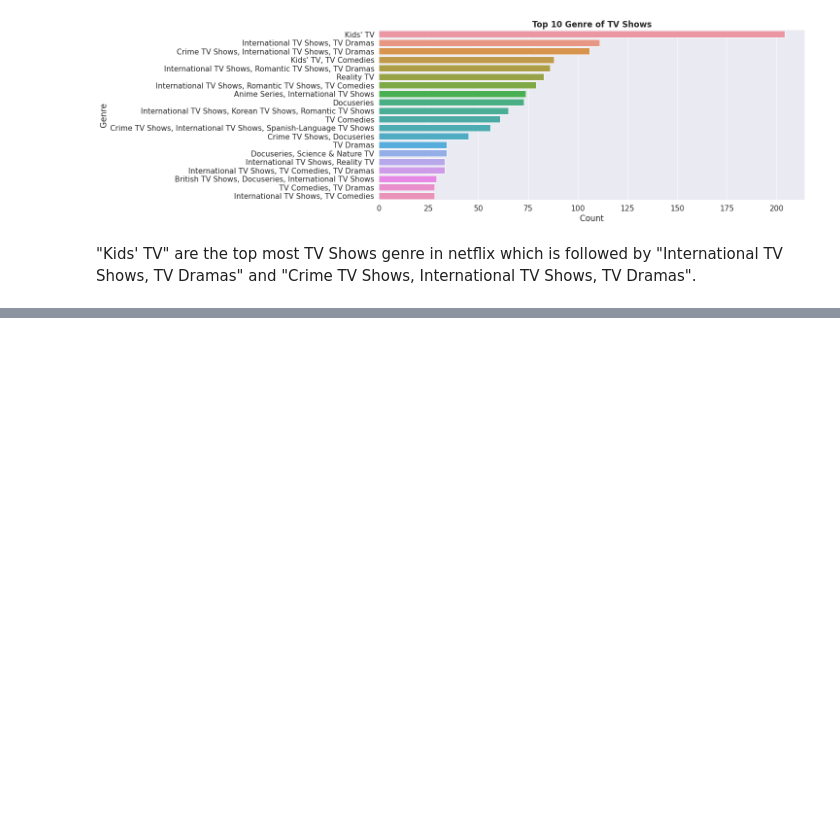
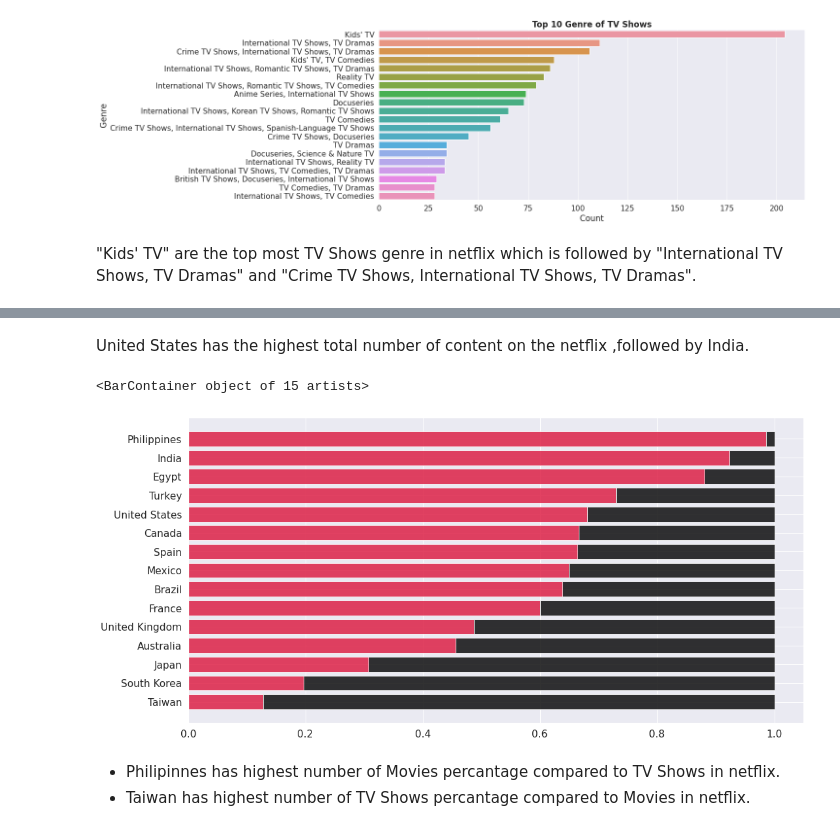
Before and after one commit to Animesh227/Netflix-Movies-and-TV-Shows-Clustering, a Jupyter notebook: NETFLIX_MOVIES_AND_TV_SHOWS_CLUSTERING_Animesh_Chakraborty.ipynb, the cells around one changed output, grey strips where cells are left out. Cells and saved outputs as stored; diff of their text form; code cells hidden in the pictures; blank space fills up the shorter version.

```diff
--- a/NETFLIX_MOVIES_AND_TV_SHOWS_CLUSTERING_Animesh_Chakraborty.ipynb
+++ b/NETFLIX_MOVIES_AND_TV_SHOWS_CLUSTERING_Animesh_Chakraborty.ipynb
@@ -381,0 +393,20 @@ Text(0, 0.5, 'Genre')
+# %% [markdown]
+United States has the highest total number of content on the netflix ,followed by India.
+# %%
+# Plotting the Horizontal bar plot for top 15 country contains Movie & TV Show split
+country_order = dataset['country'].value_counts()[:15].index
+content_data = dataset[['type', 'country']].groupby('country')['type'].value_counts().unstack().loc[country_order]
+content_data['sum'] = content_data.sum(axis=1)
+content_data_ratio = (content_data.T / content_data['sum']).T[['Movie', 'TV Show']].sort_values(by='Movie',ascending=False)[::-1]
+
+# Plotting the barh
+fig, ax = plt.subplots(1,1,figsize=(15, 8),)
+
+ax.barh(content_data_ratio.index, content_data_ratio['Movie'], color='crimson', alpha=0.8, label='Movie')
+ax.barh(content_data_ratio.index, content_data_ratio['TV Show'], left=content_data_ratio['Movie'], color='black', alpha=0.8, label='TV Show')
+# %% [output]
+<BarContainer object of 15 artists>
+[figure, added]
+# %% [markdown]
+*   Philipinnes has highest number of Movies percantage compared to TV Shows in netflix.
+*   Taiwan has highest number of TV Shows percantage compared to Movies in netflix.
```
Also changed, not shown: parts of 2 cells of this notebook.
